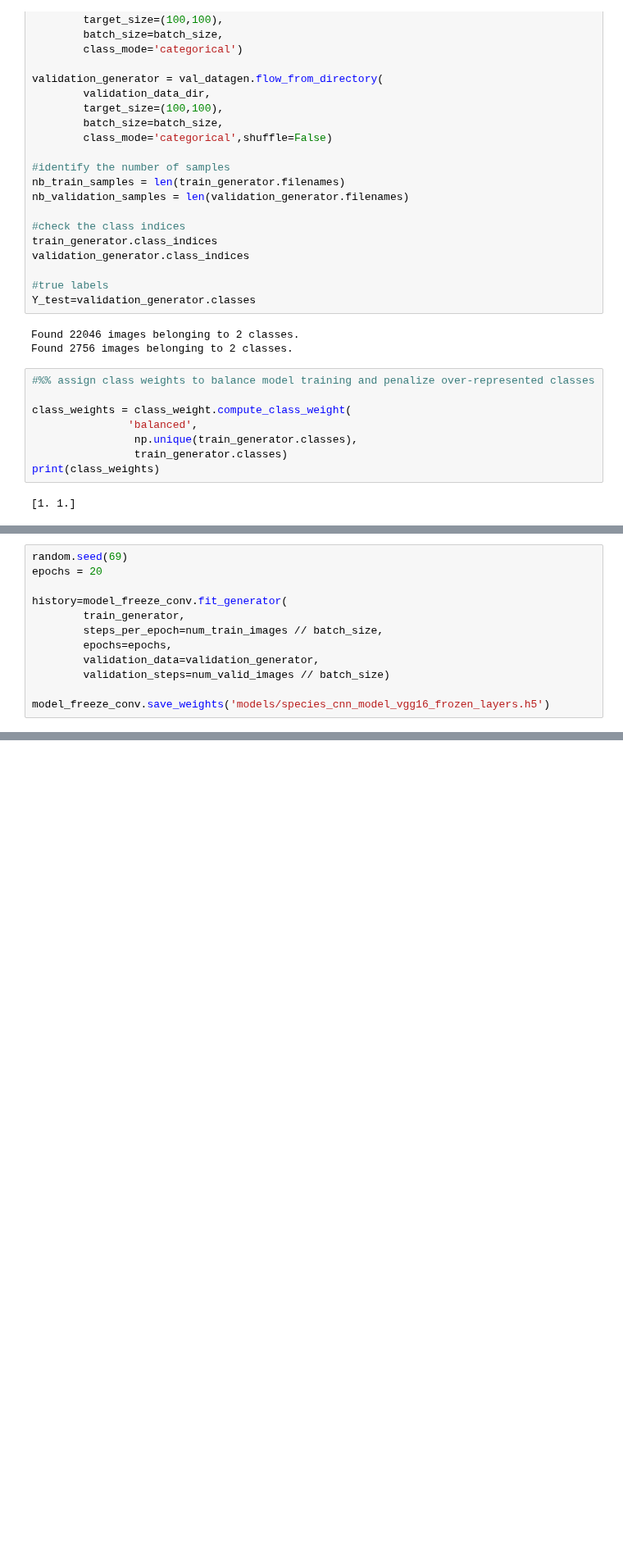
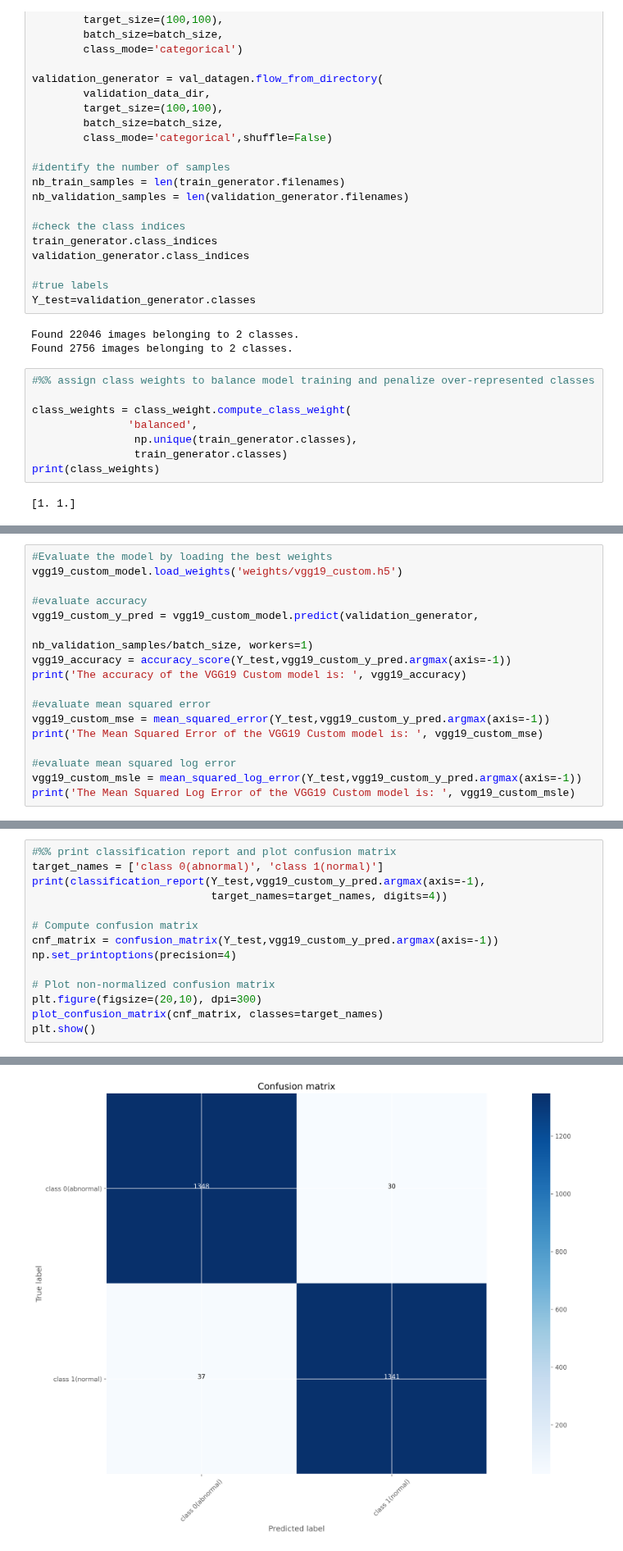
Before and after one commit to danielbarco/malatec, a Jupyter notebook: Notebooks/Merge_models.ipynb, the cells around one changed output, grey strips where cells are left out. Shown at 82% size. Saved outputs shown, nothing was run; the diff lists cells and outputs as text; blank space fills up the shorter version.

```diff
--- a/Notebooks/Merge_models.ipynb
+++ b/Notebooks/Merge_models.ipynb
@@ -966,12 +333,0 @@ _________________________________________________________________
-# %%
-random.seed(69)
-epochs = 20
-
-history=model_freeze_conv.fit_generator(
-        train_generator,
-        steps_per_epoch=num_train_images // batch_size,
-        epochs=epochs,
-        validation_data=validation_generator,
-        validation_steps=num_valid_images // batch_size)
-
-model_freeze_conv.save_weights('models/species_cnn_model_vgg16_frozen_layers.h5')
@@ -1707,0 +420,17 @@ Image(filename='pictures/3.png', width=1000 , height=500)
+# %%
+#Evaluate the model by loading the best weights
+vgg19_custom_model.load_weights('weights/vgg19_custom.h5')
+
+#evaluate accuracy
+vgg19_custom_y_pred = vgg19_custom_model.predict(validation_generator,
+                                                           nb_validation_samples/batch_size, workers=1)
+vgg19_accuracy = accuracy_score(Y_test,vgg19_custom_y_pred.argmax(axis=-1))
+print('The accuracy of the VGG19 Custom model is: ', vgg19_accuracy)
+
+#evaluate mean squared error
+vgg19_custom_mse = mean_squared_error(Y_test,vgg19_custom_y_pred.argmax(axis=-1))
+print('The Mean Squared Error of the VGG19 Custom model is: ', vgg19_custom_mse)
+
+#evaluate mean squared log error
+vgg19_custom_msle = mean_squared_log_error(Y_test,vgg19_custom_y_pred.argmax(axis=-1))
+print('The Mean Squared Log Error of the VGG19 Custom model is: ', vgg19_custom_msle)
@@ -1707,0 +441,15 @@ Image(filename='pictures/3.png', width=1000 , height=500)
+# %%
+#%% print classification report and plot confusion matrix
+target_names = ['class 0(abnormal)', 'class 1(normal)']
+print(classification_report(Y_test,vgg19_custom_y_pred.argmax(axis=-1),
+                            target_names=target_names, digits=4))
+
+# Compute confusion matrix
+cnf_matrix = confusion_matrix(Y_test,vgg19_custom_y_pred.argmax(axis=-1))
+np.set_printoptions(precision=4)
+
+# Plot non-normalized confusion matrix
+plt.figure(figsize=(20,10), dpi=300)
+plot_confusion_matrix(cnf_matrix, classes=target_names)
+plt.show()
+# %% [output]
@@ -1707,0 +468 @@ Image(filename='pictures/3.png', width=1000 , height=500)
+[figure, added]
```
Also changed, not shown: parts of 128 cells of this notebook, 2 other files.
